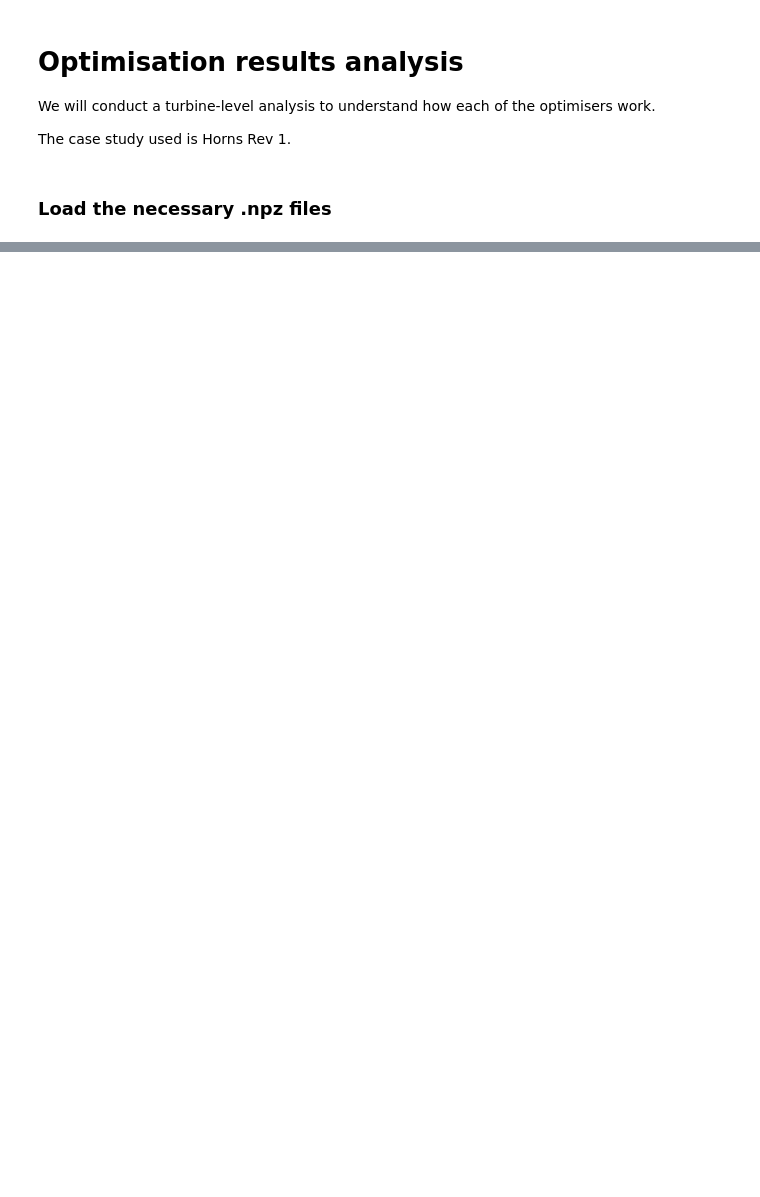
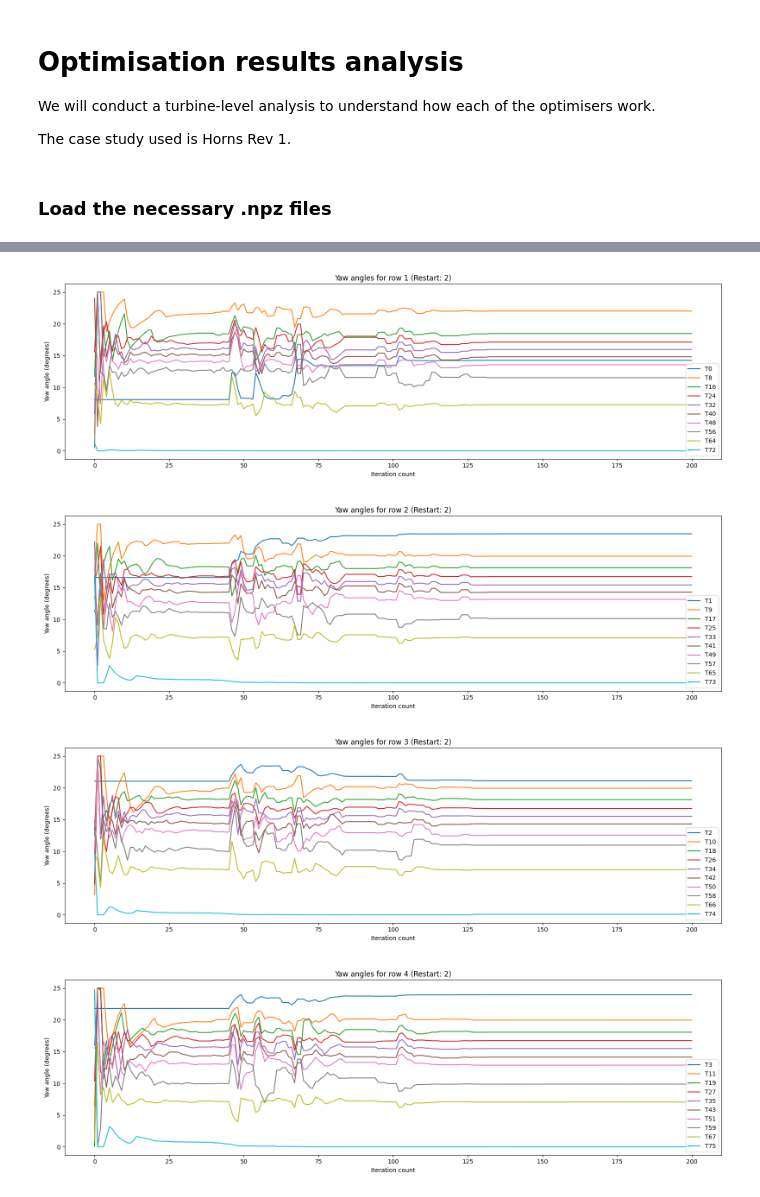
Before and after one commit to Changtze/DiffWake, a Jupyter notebook: results/turbine_analysis.ipynb, the cells around one changed output, grey strips where cells are left out. Drawn from its saved outputs; the diff is of its cells as text; code cells hidden in the pictures; blank space fills up the shorter version.

```diff
--- a/results/turbine_analysis.ipynb
+++ b/results/turbine_analysis.ipynb
@@ -88,0 +238,37 @@ plot_yaw_angles(slsqp_yaw)
+# %%
+# Plot showing how yaw angles change for one entire row
+def yaw_angle_per_row(row_number: int,
+                      restart: int):
+    if row_number == 0:
+        raise ValueError("Please enter a valid row number (1-8)")
+
+    match restart:
+        case 3:
+            start_idx, end_idx = 452, 656
+        case 2:
+            start_idx, end_idx = 251, 452
+        case _:
+            start_idx, end_idx = 50, 251
+
+
+    plt.figure(figsize=(16, 5))
+    # 10 turbines per row
+    for i in range(10):
+        plt.plot(slsqp_yaws[f"T{(row_number - 1) + (8 * i)}"][start_idx:end_idx], label=f"T{(row_number - 1) + (8 * i)}")
+
+    plt.xlabel("Iteration count")
+    plt.ylabel("Yaw angle (degrees)")
+    plt.title(f"Yaw angles for row {row_number} (Restart: {restart})")
+    plt.tight_layout()
+    plt.legend()
+    plt.show()
+
+yaw_angle_per_row(1, 2)
+yaw_angle_per_row(2, 2)
+yaw_angle_per_row(3, 2)
+yaw_angle_per_row(4, 2)
+# %% [output]
+[figure, added]
+[figure, added]
+[figure, added]
+[figure, added]
```
Also changed, not shown: parts of 15 cells of this notebook, 10 other files.
